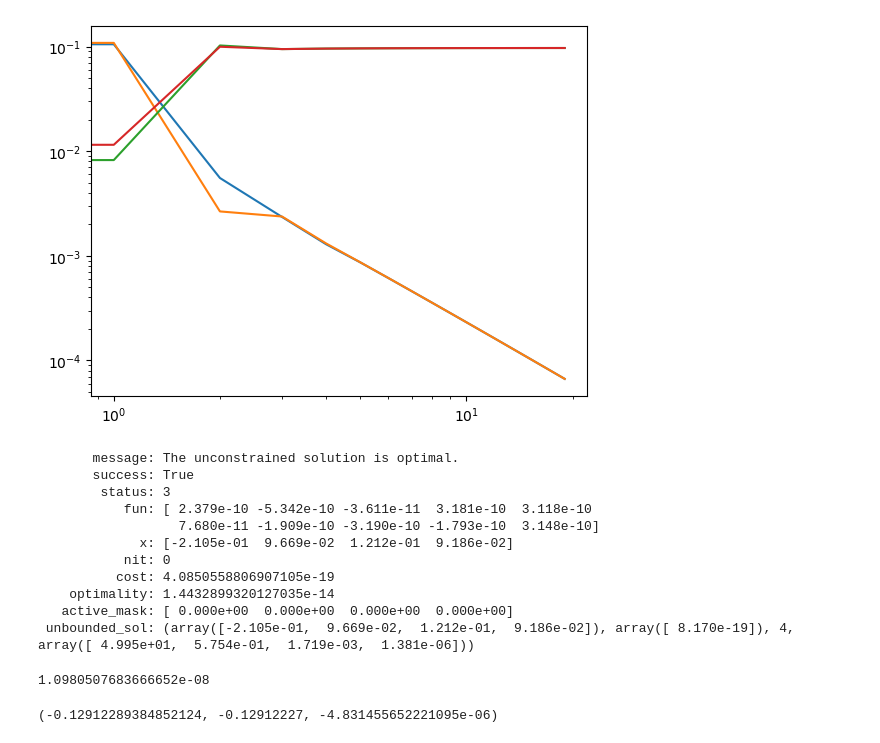
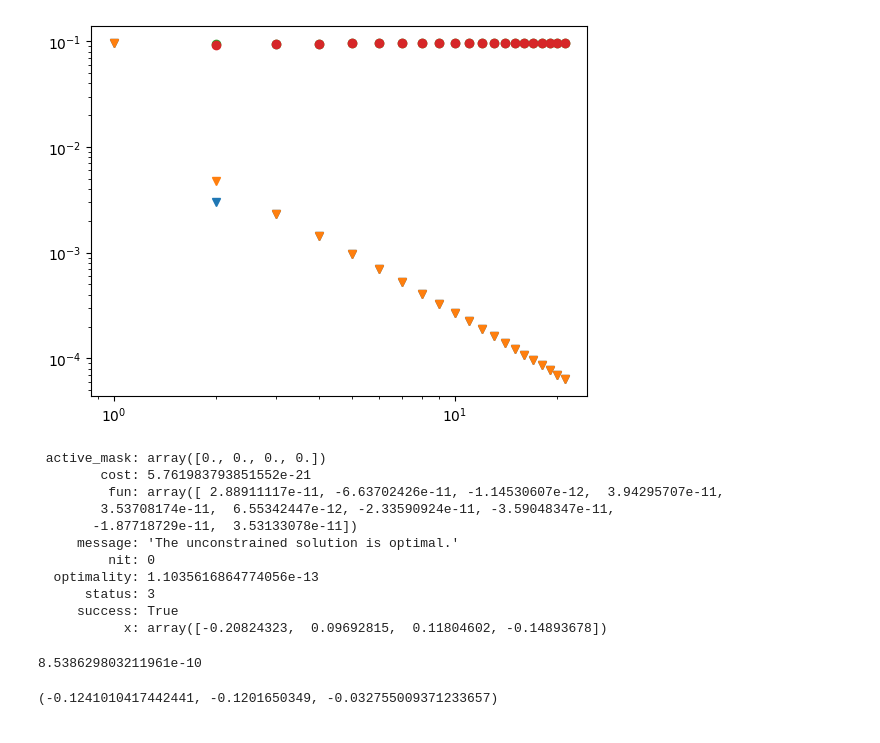
Before and after one commit to znasipak/pybhpt, a Jupyter notebook: dev/metricReconstruction.ipynb, the cells around one changed output. Cells and saved outputs as stored; diff of their text form; code cells hidden in the pictures.

```diff
--- a/dev/metricReconstruction.ipynb
+++ b/dev/metricReconstruction.ipynb
@@ -208,10 +208,10 @@ class HertzCircularGrid:
         else:
             s = 2
         for m in self.mmodes:
-            lmin = np.max([2, abs(m)])
-            lmax = self.maxl + 4 + int(30*self.geo.blackholespin)
-            jmodes = np.arange(lmin, lmax + 1)
-            for j in jmodes:
+            jmin = np.max([2, abs(m)])
+            lmin = jmin
+            jmax = self.maxl + 4 + int(30*self.geo.blackholespin)
+            for j in range(jmin, jmax + 1):
                 teuk = TeukolskyMode(s, j, m, 0, 0, self.geo)
                 teuk.solve(self.geo)
                 hertz = HertzMode(teuk, self.gauge)
@@ -240,7 +240,7 @@ class HertzCircularGrid:
                     dRin = np.array([])
                     ddRin = np.array([])
 
-                for l in range(abs(m), self.maxl + 1):
+                for l in range(lmin, self.maxl + 1):
                     PsiIn = hertz.couplingcoefficient(l)*PsiInJ
                     PsiUp = hertz.couplingcoefficient(l)*PsiUpJ
                     Psi = np.concatenate((PsiIn*Rin, PsiUp*Rup))
@@ -427,15 +427,15 @@ class MetricReconstructor:
                 modeFunc(l, m, l1)
 
     def reconstruct_22(self):
-        for l in range(0, self.maxl + 1):
+        for l in range(2, self.maxl + 1):
             self.reconstruct_mode(self.reconstruct_22_with_coupling, l)
 
     def reconstruct_23(self):
-        for l in range(1, self.maxl + 1):
+        for l in range(2, self.maxl + 1):
             self.reconstruct_mode(self.reconstruct_23_with_coupling, l)
 
     def reconstruct_24(self):
-        for l in range(1, self.maxl + 1):
+        for l in range(2, self.maxl + 1):
             self.reconstruct_mode(self.reconstruct_24_with_coupling, l)
 
     def reconstruct_33(self):
@@ -527,17 +522,17 @@ for l in range(0, hab.maxl + 1):
             h24[j] += spin_zero_to_s_coupling(-1, j, l, m)*hab.h24(l, m)[0, r0Iter]*Y0
             h44[j] += spin_zero_to_s_coupling(-2, j, l, m)*hab.h44(l, m)[0, r0Iter]*Y0
 # %%
-# r0Iter = np.where(hab.pts==hab.r0)[0]
-# h22 = np.zeros((hab.maxl + 1, 2), dtype = np.complex128)
-# h24 = np.zeros((hab.maxl + 1, 2), dtype = np.complex128)
-# h44 = np.zeros((hab.maxl + 1, 2), dtype = np.complex128)
-# for l in range(0, hab.maxl + 1):
-#     for m in range(-l, l+1):
-#         h22[l] += hab.h22(l, m)[0, r0Iter]*Yslm(0, l, m, 0.5*np.pi)
-#         if l > 0:
-#             h24[l] += hab.h24(l, m)[0, r0Iter]*Yslm(-1, l, m, 0.5*np.pi)
-#         if l > 1:
-#             h44[l] += hab.h44(l, m)[0, r0Iter]*Yslm(-2, l, m, 0.5*np.pi)
+r0Iter = np.where(hab.pts==hab.r0)[0]
+h22 = np.zeros((hab.maxl + 1, 2), dtype = np.complex128)
+h24 = np.zeros((hab.maxl + 1, 2), dtype = np.complex128)
+h44 = np.zeros((hab.maxl + 1, 2), dtype = np.complex128)
+for l in range(0, hab.maxl + 1):
+    for m in range(-l, l+1):
+        h22[l] += hab.h22(l, m)[0, r0Iter]*Yslm(0, l, m, 0.5*np.pi)
+        if l > 0:
+            h24[l] += hab.h24(l, m)[0, r0Iter]*Yslm(-1, l, m, 0.5*np.pi)
+        if l > 1:
+            h44[l] += hab.h44(l, m)[0, r0Iter]*Yslm(-2, l, m, 0.5*np.pi)
 # %%
 from scipy.special import ellipk
 
@@ -605,7 +600,7 @@ def hab_vec(geo, h22, h24, h44):
     r0 = geo.semilatusrectum
     rho = -1./(r0)
     rhobar = -1./(r0)
-    return -4.*np.array([h22*rho**2*rhobar**2, h24*rho*rhobar**2, h44*rho])
+    return 4.*np.array([h22*rho**2*rhobar**2, h24*rho*rhobar**2, h44*rho])
 
 def construct_htt(geo, hlist):
     hab_fac = htt_factors(geo)
@@ -663,14 +658,14 @@ def huu_modes2(geo, h22, h24, h44):
 # %%
 huul = huu_modes(geo, h22, h24, h44)
 huul2 = huu_modes2(geo, h22, h24, h44)
 H0reg=huu_reg(geo)
-plt.plot(np.abs(huul[:]-H0reg))
-plt.plot(np.abs(huul[:]))
+plt.plot(np.abs(huul[:]-H0reg), 'v')
+plt.plot(np.abs(huul[:]), 'o')
 plt.yscale('log')
 plt.xscale('log')
 plt.show()
 # %% [output]
-[figure, old version]
+[figure, new version]
 # %%
 from scipy.optimize import lsq_linear
 
@@ -691,17 +686,17 @@ xsum = np.array([lbasis(lmax) for lmax in range(lminTest, lmaxTest + 1)])
 b = lsq_linear(xsum, ysum)
 print(b)
 # %% [output]
-       message: The unconstrained solution is optimal.
-       success: True
-        status: 3
-           fun: [ 2.379e-10 -5.342e-10 -3.611e-11  3.181e-10  3.118e-10
-                  7.680e-11 -1.909e-10 -3.190e-10 -1.793e-10  3.148e-10]
-             x: [-2.105e-01  9.669e-02  1.212e-01  9.186e-02]
-           nit: 0
-          cost: 4.0850558806907105e-19
-    optimality: 1.4432899320127035e-14
-   active_mask: [ 0.000e+00  0.000e+00  0.000e+00  0.000e+00]
- unbounded_sol: (array([-2.105e-01,  9.669e-02,  1.212e-01,  9.186e-02]), array([ 8.170e-19]), 4, array([ 4.995e+01,  5.754e-01,  1.719e-03,  1.381e-06]))
+ active_mask: array([0., 0., 0., 0.])
+        cost: 5.761983793851552e-21
+         fun: array([ 2.88911117e-11, -6.63702426e-11, -1.14530607e-12,  3.94295707e-11,
+        3.53708174e-11,  6.55342447e-12, -2.33590924e-11, -3.59048347e-11,
+       -1.87718729e-11,  3.53133078e-11])
+     message: 'The unconstrained solution is optimal.'
+         nit: 0
+  optimality: 1.1035616864774056e-13
+      status: 3
+     success: True
+           x: array([-0.20824323,  0.09692815,  0.11804602, -0.14893678])
 # %%
 print(b.x[1] - H0reg)
 zval=(b.x[0] + completion(geo))*ut_circ(geo)
@@ -711,5 +706,5 @@ elif geo.blackholespin == 0.:
     mval=-0.12912227
 zval, mval, 1-zval/mval
 # %% [output]
-1.0980507683666652e-08
+8.538629803211961e-10
-(-0.12912289384852124, -0.12912227, -4.831455652221095e-06)
+(-0.1241010417442441, -0.1201650349, -0.032755009371233657)
```
Also changed, not shown: parts of 5 cells of this notebook, 3 other files.
